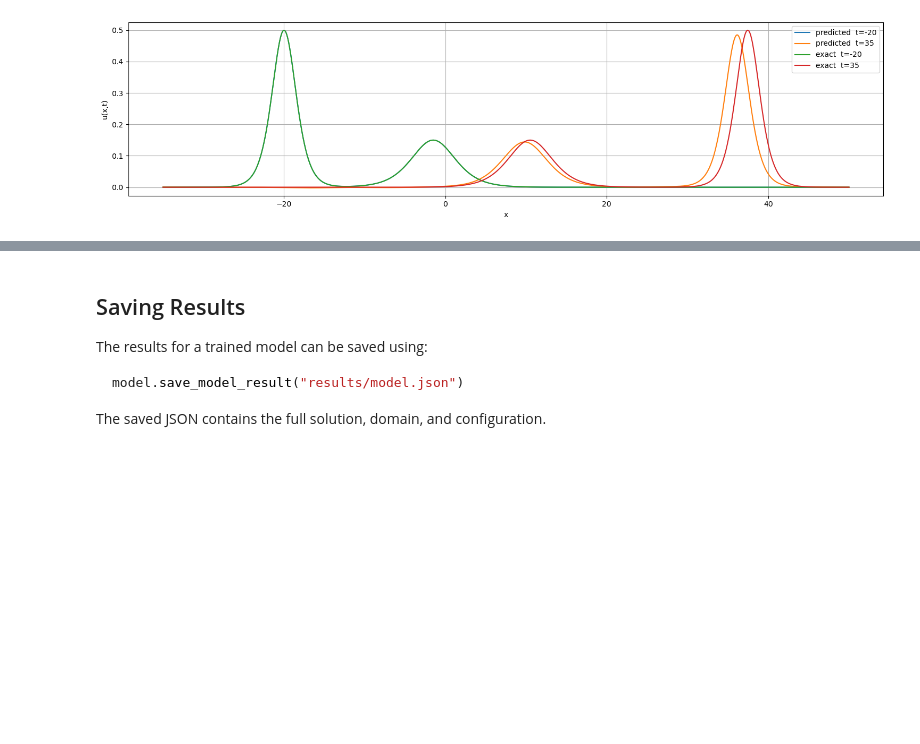
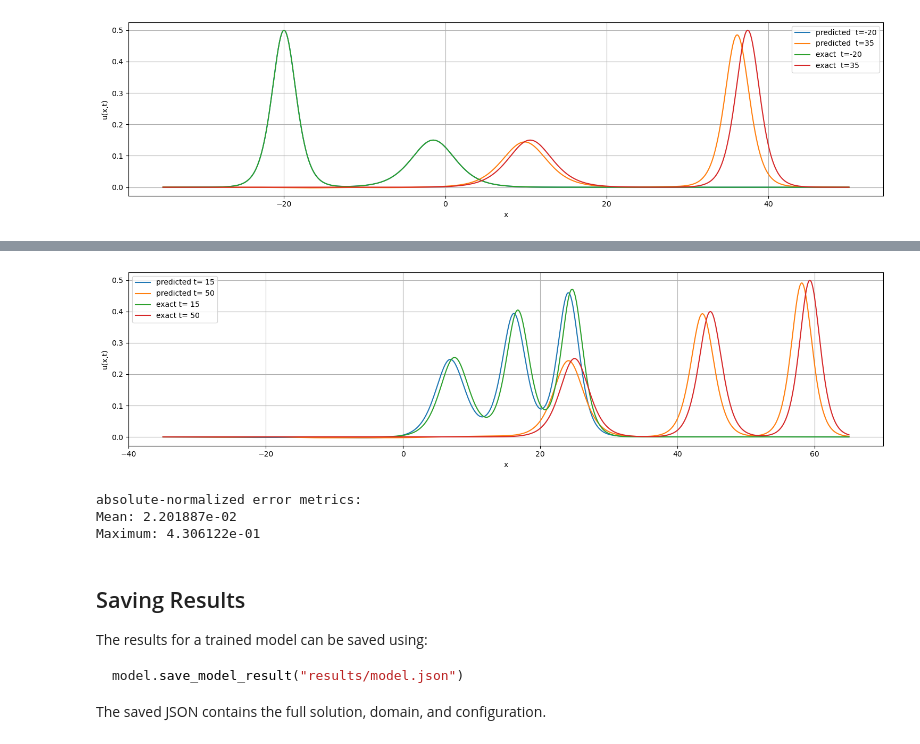
Before and after one commit to JairdanC/soliton-pinns, a Jupyter notebook: notebooks/kdv.ipynb, the cells around one changed output, grey strips where cells are left out. Cells and saved outputs as stored; diff of their text form; code cells hidden in the pictures; blank space fills up the shorter version.

```diff
--- a/notebooks/kdv.ipynb
+++ b/notebooks/kdv.ipynb
@@ -182,3 +278,13 @@ Maximum: 4.728145e-01
+# %%
+fig = model_3.plot_profiles(t_values=[15, 50], which=('predicted', 'exact'))
+# %% [output]
+[figure, added]
+# %%
+error_stats = model_3.test()
+# %% [output]
+absolute-normalized error metrics:
+Mean: 2.201887e-02
+Maximum: 4.306122e-01
 # %% [markdown]
 ## Saving Results
 
```
Also changed, not shown: parts of 14 cells of this notebook, 1 other file.
